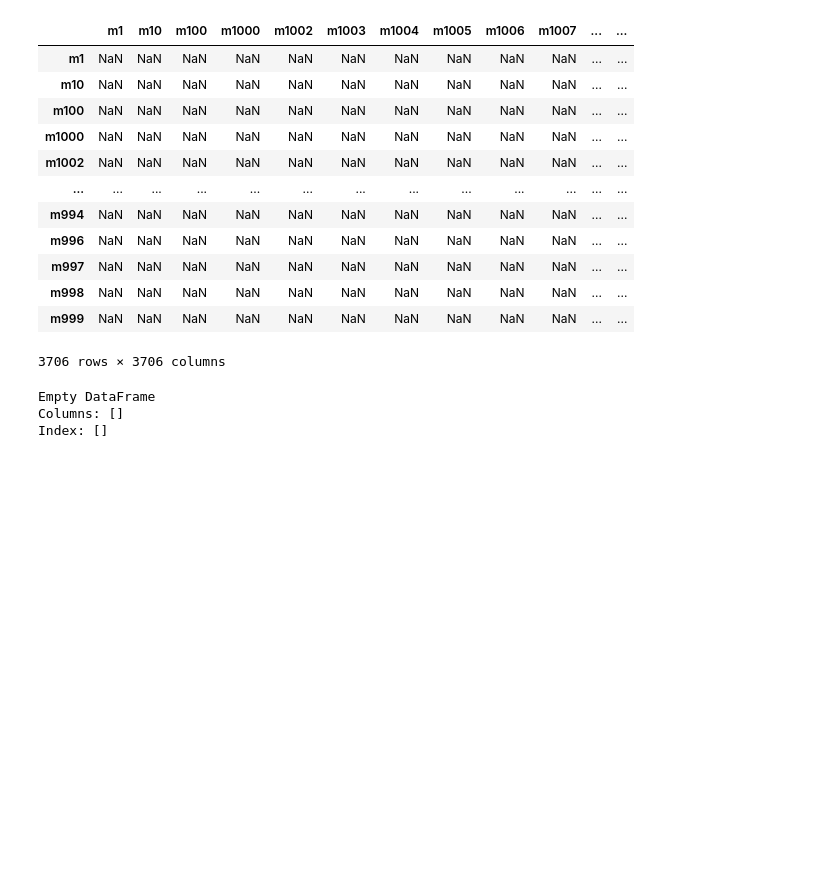
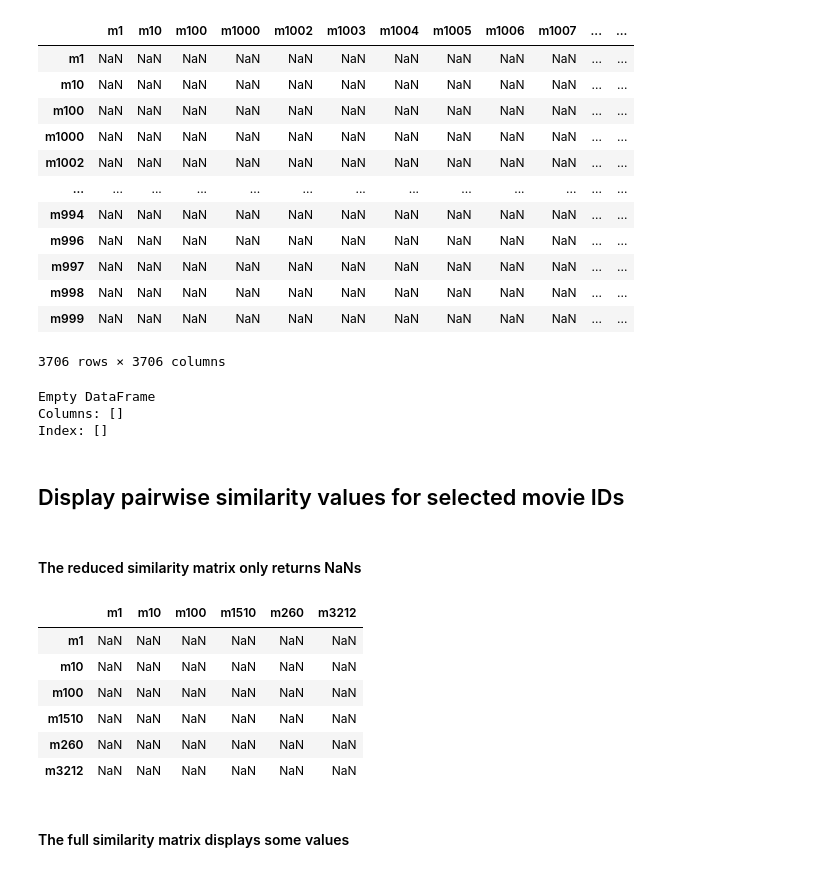
Before and after one commit to NealRyan/CS_598_Project_4-Movie_Recommender_System, a Jupyter notebook: System_II_Similarity_Matrix.ipynb, the cells around one changed output. Cells and saved outputs as stored; diff of their text form; code cells hidden in the pictures; blank space fills up the shorter version.

```diff
--- a/System_II_Similarity_Matrix.ipynb
+++ b/System_II_Similarity_Matrix.ipynb
@@ -287,3 +287,21 @@ highest_S_read_back_df.compare(highest_S_df)
 Empty DataFrame
 Columns: []
 Index: []
+# %% [markdown]
+## Display pairwise similarity values for selected movie IDs
+# %%
+selected_movie_IDs = ["m1", "m10", "m100", "m1510", "m260", "m3212"]
+# %% [markdown]
+#### The reduced similarity matrix only returns NaNs
+# %%
+highest_S_df.loc[selected_movie_IDs, selected_movie_IDs]
+# %% [output]
+|  | m1 | m10 | m100 | m1510 | m260 | m3212 |
+| m1 | NaN | NaN | NaN | NaN | NaN | NaN |
+| m10 | NaN | NaN | NaN | NaN | NaN | NaN |
+| m100 | NaN | NaN | NaN | NaN | NaN | NaN |
+| m1510 | NaN | NaN | NaN | NaN | NaN | NaN |
+| m260 | NaN | NaN | NaN | NaN | NaN | NaN |
+| m3212 | NaN | NaN | NaN | NaN | NaN | NaN |
+# %% [markdown]
+#### The full similarity matrix displays some values
```
Also changed, not shown: parts of 5 cells of this notebook.
